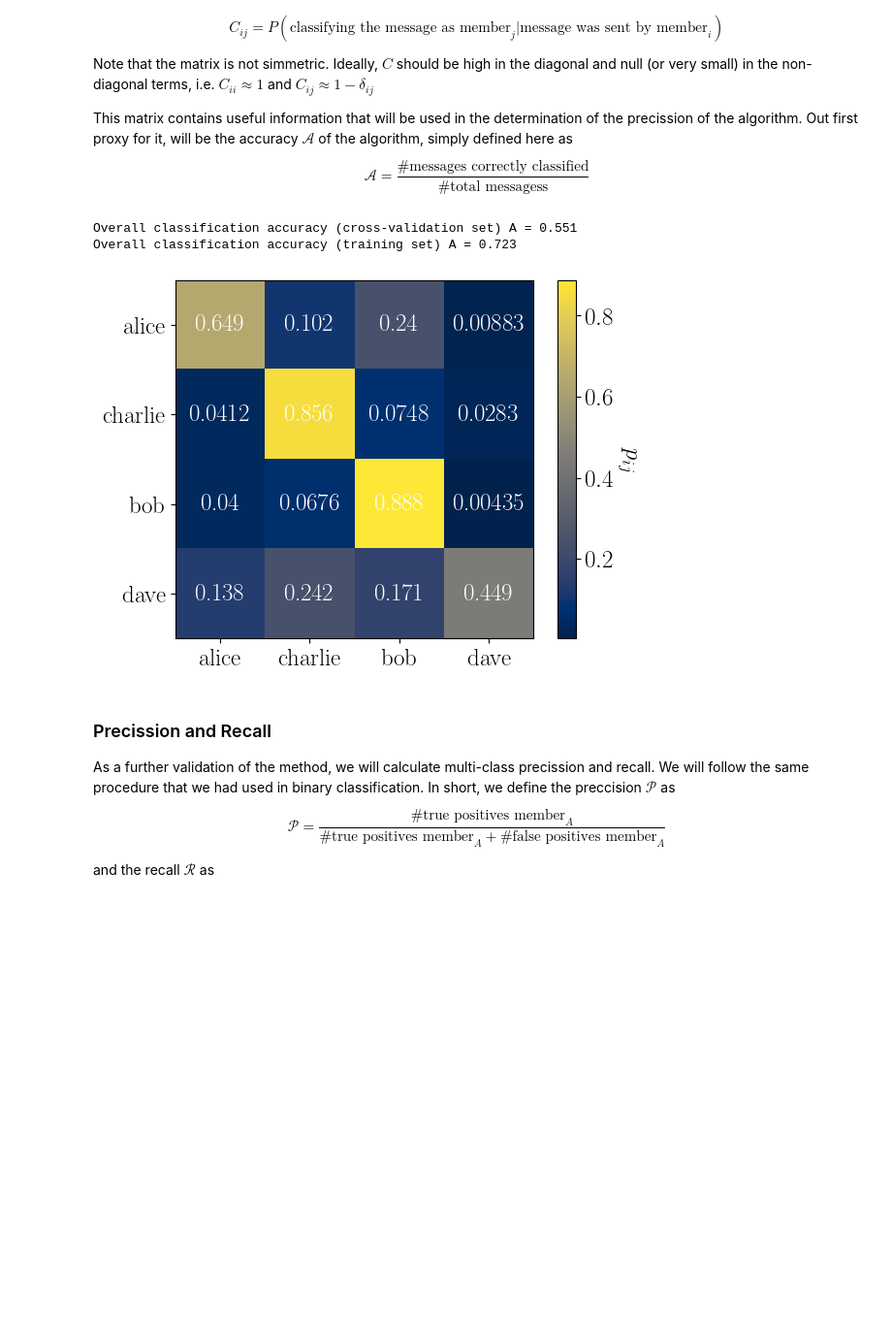
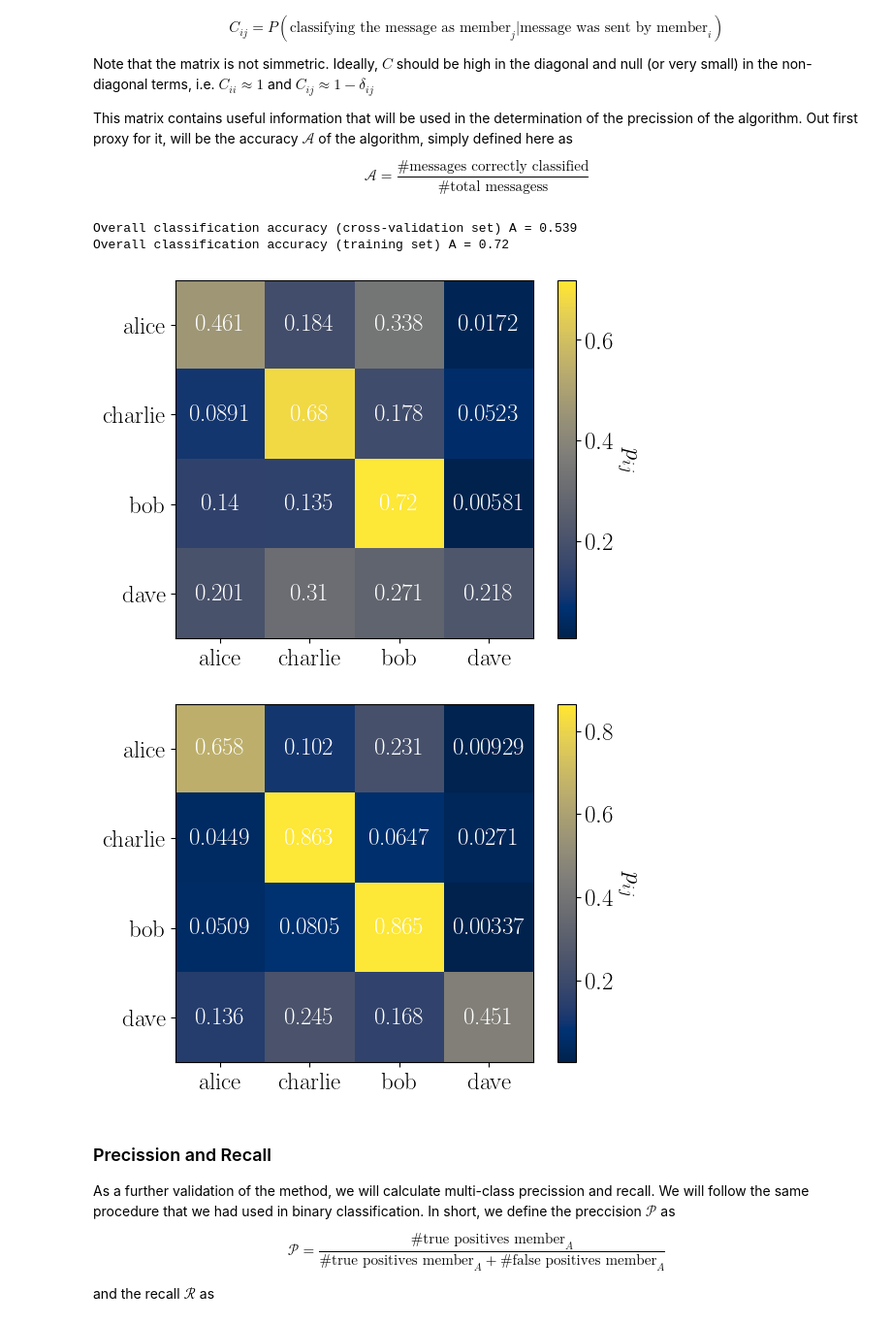
Before and after one commit to pastranacl/naive_bayes_whatsapp_group, a Jupyter notebook: naive_bayes_whatsapp_analysis.ipynb, the cells around one changed output. Shown: that part at 97% size. Saved outputs shown, nothing was run; the diff lists cells and outputs as text; code cells hidden in the pictures; blank space fills up the shorter version.

Commit message:
word counts first version

```diff
--- a/naive_bayes_whatsapp_analysis.ipynb
+++ b/naive_bayes_whatsapp_analysis.ipynb
@@ -291,7 +292,7 @@ This matrix contains useful information that will be used in the determination o
 
 $$  \mathcal{A} = \frac{\# \text{messages correctly classified}}{\# \text{total messagess}} $$
 # %%
-def evaluate_cross_validation(messages, members_msg, members, num_messages_members, prob_message_members, word_dict_train, plot_precc=True):
+def evaluate_cross_validation(messages, members_msg, members, num_messages_members, prob_message_members, word_dict_train, logprobs=False, plot_precc=True):
     """
         This function is used to test the performance of the method. We iterate over all messages in the cross validation set.
         It creates a 2D array reppresenting the probability of predicting a member Y given that the message was sent by X.
@@ -324,7 +325,7 @@ def evaluate_cross_validation(messages, members_msg, members, num_messages_membe
 
         # Convert array to string with spaces
         message = " ".join(message_arr_fmt)
-        most_likely_member, _ = naive_bayes_whatsapp_messages(message, members, num_messages_members, prob_message_members, word_dict_train)
+        most_likely_member, _ = naive_bayes_whatsapp_messages(message, members, num_messages_members, prob_message_members, word_dict_train, logprobs)
 
         classification_dict_matrix[member][most_likely_member] +=1
 
@@ -356,39 +357,43 @@ def evaluate_cross_validation(messages, members_msg, members, num_messages_membe
         font = {'family' : 'serif',
                 'weight' : 'normal',
                 'size'   : 18}
 
         plt.rc('text', usetex=True)
         plt.rc('font', **font)
         fig, ax = plt.subplots()
 
 
         im = ax.imshow(classification_matrix, cmap='cividis')
 
         # Loop over data dimensions and create text annotations.
         for i in range(n_members):
             for j in range(n_members):
                 text = ax.text(j, i,  float('%.3g' % classification_matrix[i, j]), ha="center", va="center", color="w")
 
         # Labels
         ax.set_xticks(np.arange(n_members), labels=members)
         ax.set_yticks(np.arange(n_members), labels=members)
 
         # Color bar
         cbar = ax.figure.colorbar(im, ax=ax)
         cbar.ax.set_ylabel(r"$p_{ij}$", rotation=-90, va="bottom")
 
 
     return accuracy, classification_dict_matrix
 
-accuracy, classification_dict_matrix = evaluate_cross_validation(messages_xval, members_msg_xval, members, num_messages_members, prob_message_members, word_dict_train, False)
+#accuracy, classification_dict_matrix = evaluate_cross_validation(messages_xval, members_msg_xval, members, num_messages_members, prob_message_members, word_dict_train, logprobs=True, plot_precc=True)
+#print("Overall classification accuracy (cross-validation set) A = " + str(float('%.3g' % accuracy))  )
+
+accuracy, classification_dict_matrix = evaluate_cross_validation(messages_xval, members_msg_xval, members, num_messages_members, prob_message_members, word_dict_train, logprobs=False, plot_precc=True)
 print("Overall classification accuracy (cross-validation set) A = " + str(float('%.3g' % accuracy))  )
 
-#accuracy, classification_dict_matrix = evaluate_cross_validation(messages_train, members_msg_train, members, num_messages_members, prob_message_members, word_dict_train, True)
-#print("Overall classification accuracy (training set) A = " + str(float('%.3g' % accuracy))  )
+accuracy, classification_dict_matrix = evaluate_cross_validation(messages_train, members_msg_train, members, num_messages_members, prob_message_members, word_dict_train, True)
+print("Overall classification accuracy (training set) A = " + str(float('%.3g' % accuracy))  )
 # %% [output]
-Overall classification accuracy (cross-validation set) A = 0.551
-Overall classification accuracy (training set) A = 0.723
+Overall classification accuracy (cross-validation set) A = 0.539
+Overall classification accuracy (training set) A = 0.72
-[figure, old version]
+[figure, new version]
+[figure, added]
 # %% [markdown]
 ### Precission and Recall
 
```
Also changed, not shown: parts of 4 cells of this notebook.
